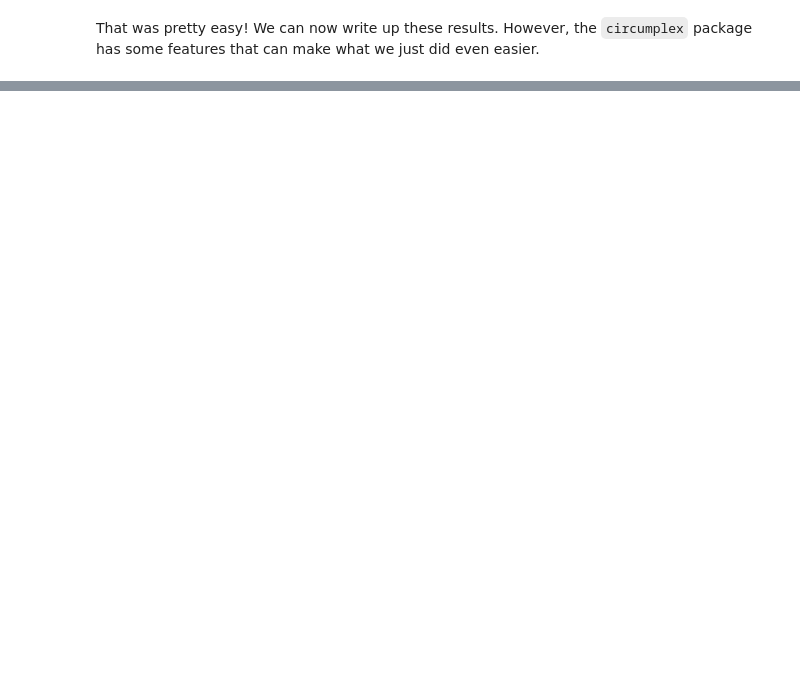
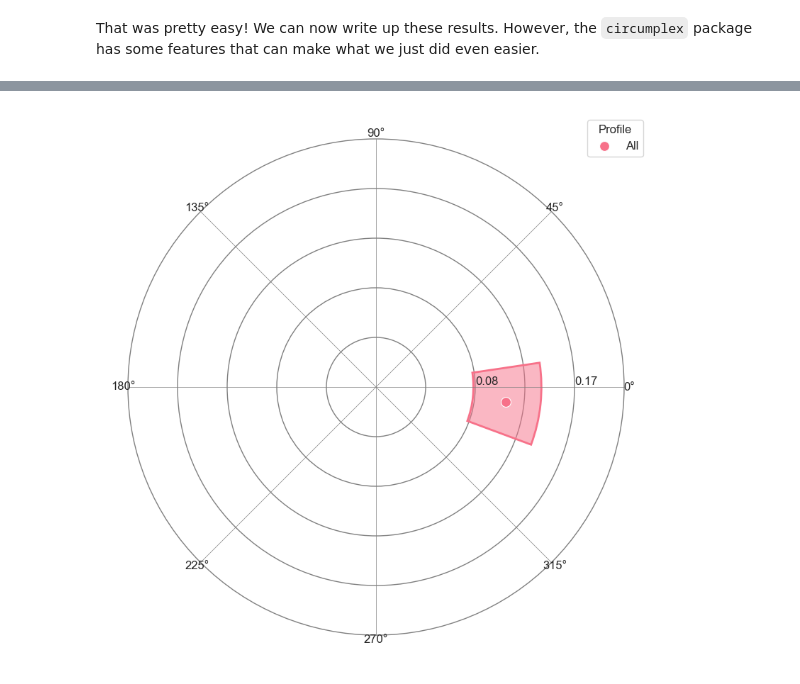
Before and after one commit to MitchellAcoustics/circumplex, a Jupyter notebook: docs/tutorials/Intro_to_SSM_Analysis.ipynb, the cells around one changed output, grey strips where cells are left out. Cells and saved outputs as stored; diff of their text form; code cells hidden in the pictures; blank space fills up the shorter version.

```diff
--- a/docs/tutorials/Intro_to_SSM_Analysis.ipynb
+++ b/docs/tutorials/Intro_to_SSM_Analysis.ipynb
@@ -175,11 +175,11 @@ To begin, let's say that we want to use the SSM to describe the interpersonal pr
 The first argument to this function is `data`, a dataframe containing the circumplex scales to be standardized. The second argment is `scales` and specifies where in `data` the circumplex scales are (either in terms of their variable names or their column numbers). The third argument is `angles` and specifies the angle of each of the circumplex scales included in `scales`. Note that the `scales` argument should be a `circumplex.Scales` object and `angles` should be a `np.array` that have the same ordering and length. Finally, the fourth argument is `norms`, a dataframe containing the normative data we will use to standardize the circumplex scales. Here, we will use normative data for the IIP-SC by loading the `iipsc` instrument.
 # %%
 df = circumplex.utils.standardize(
-    data=jz2017.data,
-    scales=jz2017.scales,
-    angles=np.array((90, 135, 180, 225, 270, 315, 360, 45)),
-    instrument=circumplex.instrument.load_instrument('IIPSC'),
-    sample=1,
+        data = jz2017.data,
+        scales = jz2017.scales.abbrev,
+        angles = angles,
+        instrument = circumplex.instrument.load_instrument('IIPSC'),
+        sample = 1
 )
 
 jz2017s = jz2017.attach_data(df)
@@ -187,10 +201,11 @@ jz2017s.data
 # %% [markdown]
 Now we can use the `ssm_analyze()` function to perform the SSM analysis. The first three arguments are the same as the first three arguments to `standardize()`. We can pass the new `jz2017s` object that contains standardized data as `data` and the same vectors to `scales` and `angles` since these haven't changed.
 # %%
-results = circumplex.ssm_analyse(
+results = circumplex.ssm_analyze(
     data = jz2017s.data,
     scales=['PA_z', 'BC_z', 'DE_z', 'FG_z', 'HI_z', 'JK_z', 'LM_z', 'NO_z'],
-    angles=(90, 135, 180, 225, 270, 315, 360, 45),
+    angles=(90, 135, 180, 225, 270, 315, 0, 45),
+    boots=2000
 )
 # %% [markdown]
 The output of the function has been saved in the `results` object, and we can extract a table of the results using the `table` property. This will output a table of the elevation, amplitude, displacement, and fit for the cosine curve estimated by the SSM. The `table` property is a `pandas.DataFrame` object.
@@ -201,2 +255,4 @@ That was pretty easy! We can now write up these results. However, the `circumple
 # %%
-results.plot()
+fig = circumplex.ssm_plot(results)
+# %% [output]
+[figure, added]
```
Also changed, not shown: parts of 15 cells of this notebook, 7 other files.
